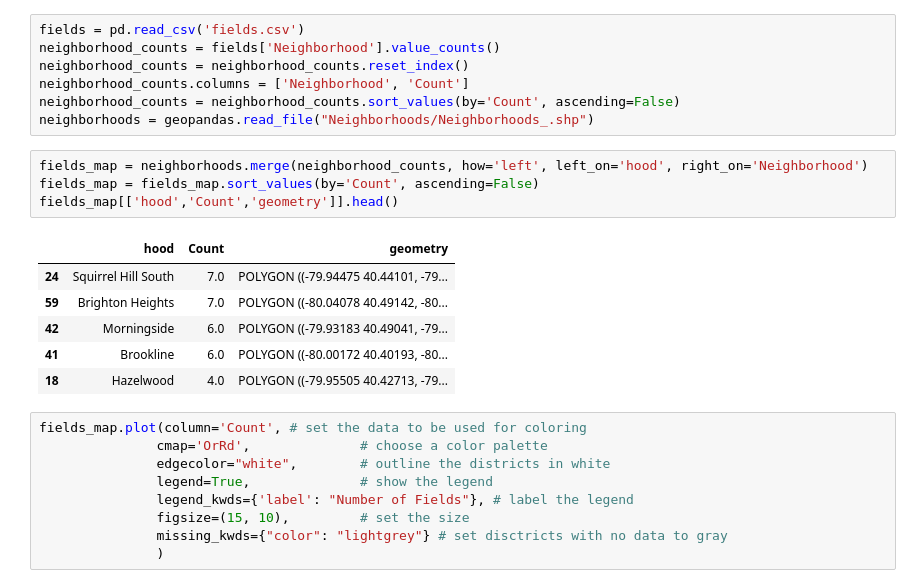
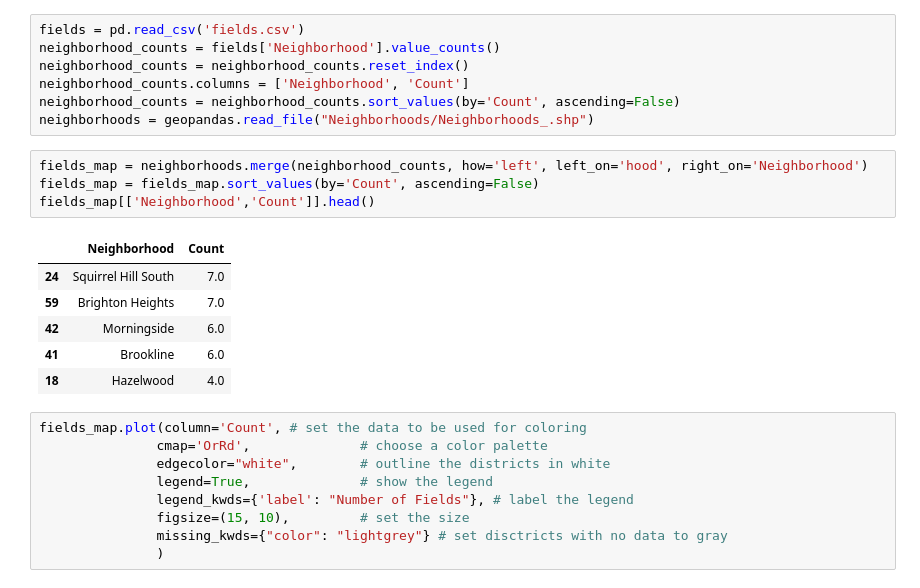
Before and after one commit to cmanculich/Final-Project-Group-10, a Jupyter notebook: Baseball Fields/BaseBall Notebook-Copy1.ipynb, the cells around one changed output. Cells and saved outputs as stored; diff of their text form.

```diff
--- a/Baseball Fields/BaseBall Notebook-Copy1.ipynb
+++ b/Baseball Fields/BaseBall Notebook-Copy1.ipynb
@@ -12,14 +12,14 @@ neighborhoods = geopandas.read_file("Neighborhoods/Neighborhoods_.shp")
 # %%
 fields_map = neighborhoods.merge(neighborhood_counts, how='left', left_on='hood', right_on='Neighborhood')
 fields_map = fields_map.sort_values(by='Count', ascending=False)
-fields_map[['hood','Count','geometry']].head()
+fields_map[['Neighborhood','Count']].head()
 # %% [output]
-|  | hood | Count | geometry |
-| 24 | Squirrel Hill South | 7.0 | POLYGON ((-79.94475 40.44101, -79... |
-| 59 | Brighton Heights | 7.0 | POLYGON ((-80.04078 40.49142, -80... |
-| 42 | Morningside | 6.0 | POLYGON ((-79.93183 40.49041, -79... |
-| 41 | Brookline | 6.0 | POLYGON ((-80.00172 40.40193, -80... |
-| 18 | Hazelwood | 4.0 | POLYGON ((-79.95505 40.42713, -79... |
+|  | Neighborhood | Count |
+| 24 | Squirrel Hill South | 7.0 |
+| 59 | Brighton Heights | 7.0 |
+| 42 | Morningside | 6.0 |
+| 41 | Brookline | 6.0 |
+| 18 | Hazelwood | 4.0 |
 # %%
 fields_map.plot(column='Count', # set the data to be used for coloring
                cmap='OrRd',              # choose a color palette
```
Also changed, not shown: parts of 1 cell of this notebook, 2 other files.
